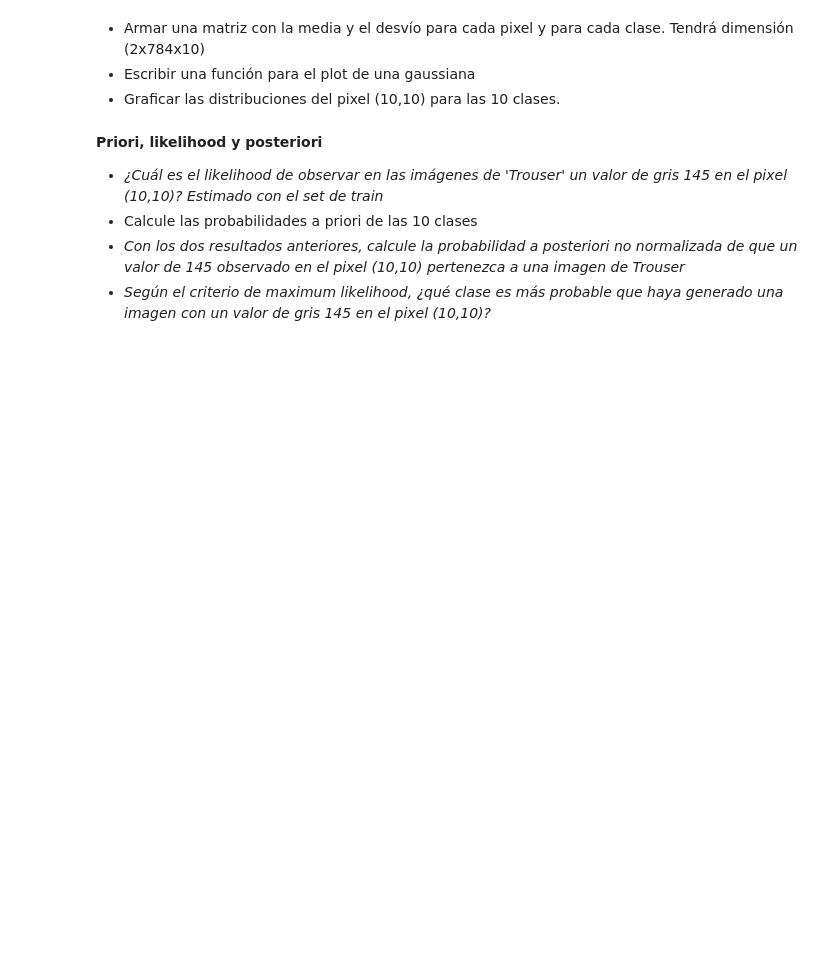
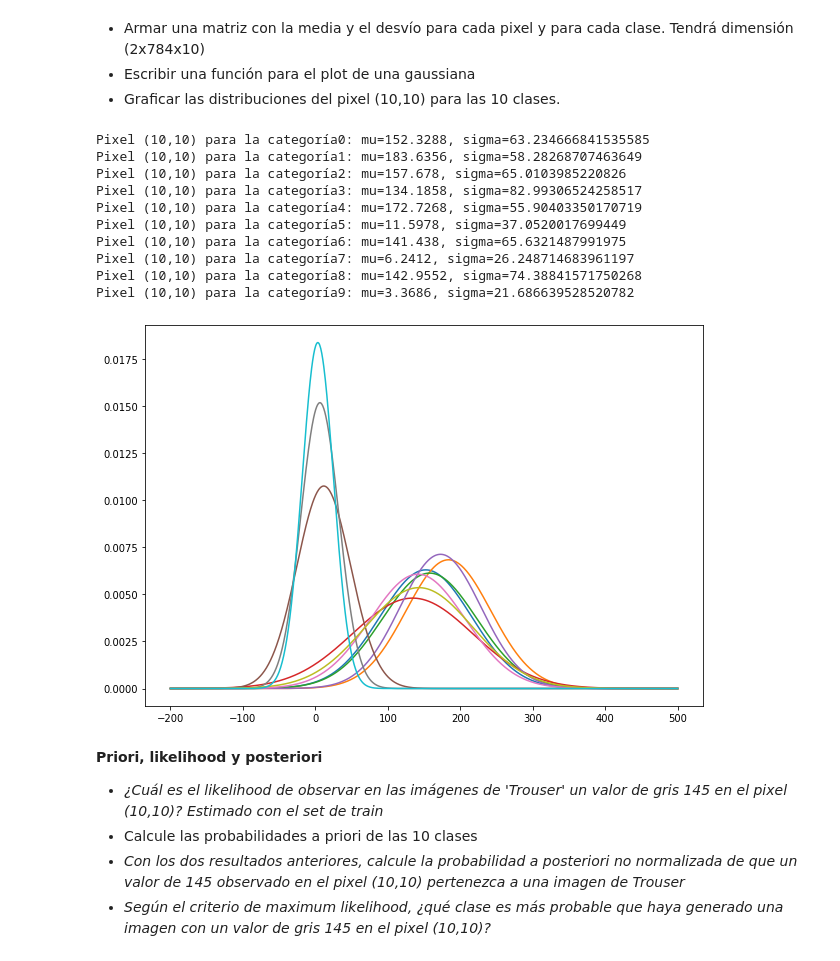
Before and after one commit to LuFernandez/neural-networks, a Jupyter notebook: naive_bayes_gaussiano.ipynb, the cells around one changed output. Drawn from its saved outputs; the diff is of its cells as text; code cells hidden in the pictures; blank space fills up the shorter version.

```diff
--- a/naive_bayes_gaussiano.ipynb
+++ b/naive_bayes_gaussiano.ipynb
@@ -208,6 +237,46 @@ desviacion 58.28268707463649
 - Armar una matriz con la media y el desvío para cada pixel y para cada clase. Tendrá dimensión (2x784x10)
 - Escribir una función para el plot de una gaussiana
 - Graficar las distribuciones del pixel (10,10) para las 10 clases.
+# %%
+for label in y_train:
+  print(label)
+# %%
+def plot_gaussian(mu=100, sigma=50):
+  x = np.linspace(-200, 500, 1000)
+  gauss = stats.norm(mu, sigma)
+  plt.plot(x, gauss.pdf(x))
+  return None
+
+matriz = np.zeros((2, 784, 10))
+
+for label in label_dict:
+  for j in range(28):
+    for i in range(28):
+      pixel_i_j = X_train[y_train==label, i, j]
+      matriz[0][j*28+i][int(label)] = np.mean(pixel_i_j)
+      matriz[1][j*28+i][int(label)] = np.std(pixel_i_j)
+# %%
+plt.figure(figsize=(10,7))
+for i in range(10):
+  mu = matriz[0][10*28+10][i]
+  sig = matriz[1][10*28+10][i]
+  plot_gaussian(mu, sig)
+  print(f"Pixel (10,10) para la categoría{i}: mu={mu}, sigma={sig}")
+
+
+plt.show()
+# %% [output]
+Pixel (10,10) para la categoría0: mu=152.3288, sigma=63.234666841535585
+Pixel (10,10) para la categoría1: mu=183.6356, sigma=58.28268707463649
+Pixel (10,10) para la categoría2: mu=157.678, sigma=65.0103985220826
+Pixel (10,10) para la categoría3: mu=134.1858, sigma=82.99306524258517
+Pixel (10,10) para la categoría4: mu=172.7268, sigma=55.90403350170719
+Pixel (10,10) para la categoría5: mu=11.5978, sigma=37.0520017699449
+Pixel (10,10) para la categoría6: mu=141.438, sigma=65.6321487991975
+Pixel (10,10) para la categoría7: mu=6.2412, sigma=26.248714683961197
+Pixel (10,10) para la categoría8: mu=142.9552, sigma=74.38841571750268
+Pixel (10,10) para la categoría9: mu=3.3686, sigma=21.686639528520782
+[figure, added]
 # %% [markdown]
 **Priori, likelihood y posteriori**
 - *¿Cuál es el likelihood de observar en las imágenes de 'Trouser' un valor de gris 145 en el pixel (10,10)? Estimado con el set de train*
```
Also changed, not shown: parts of 8 cells of this notebook.
